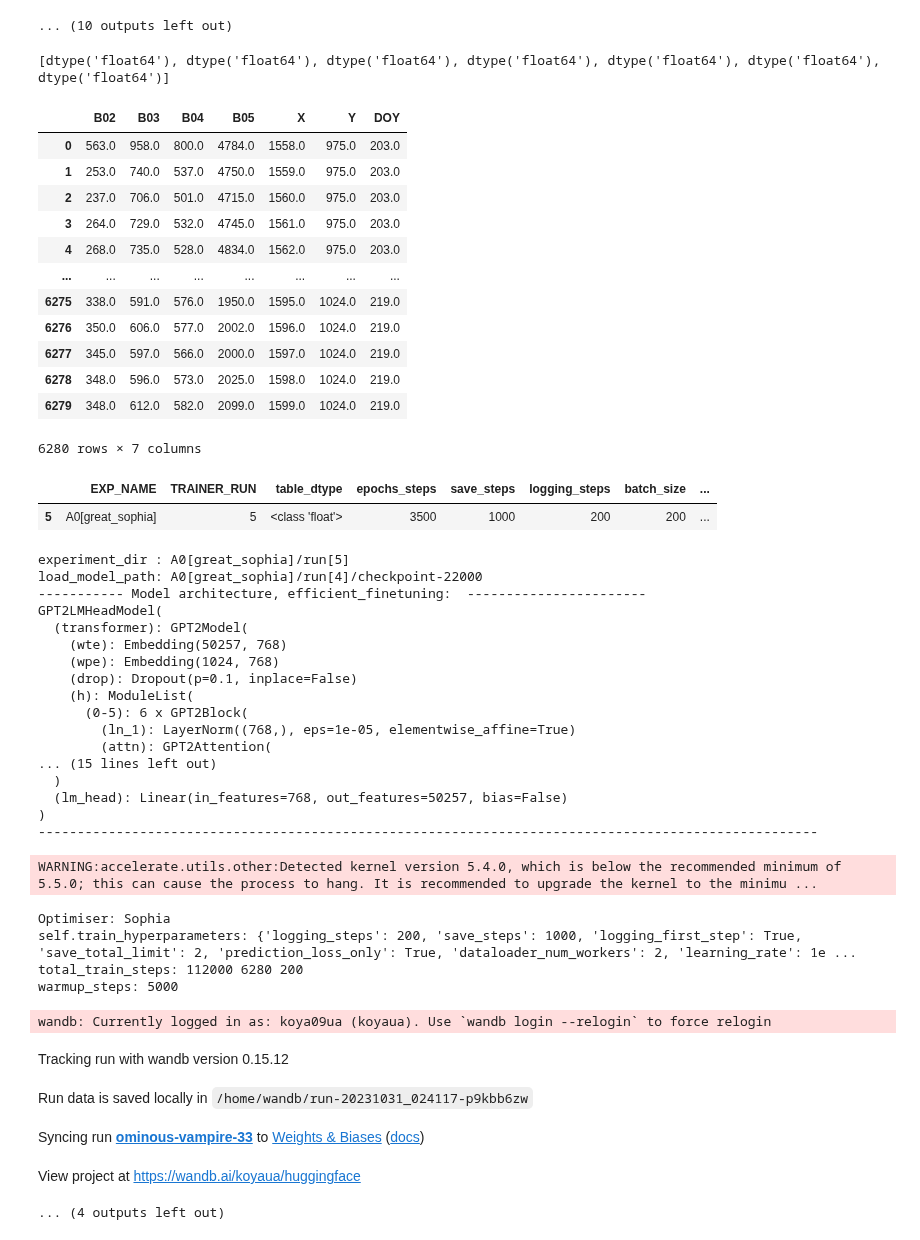
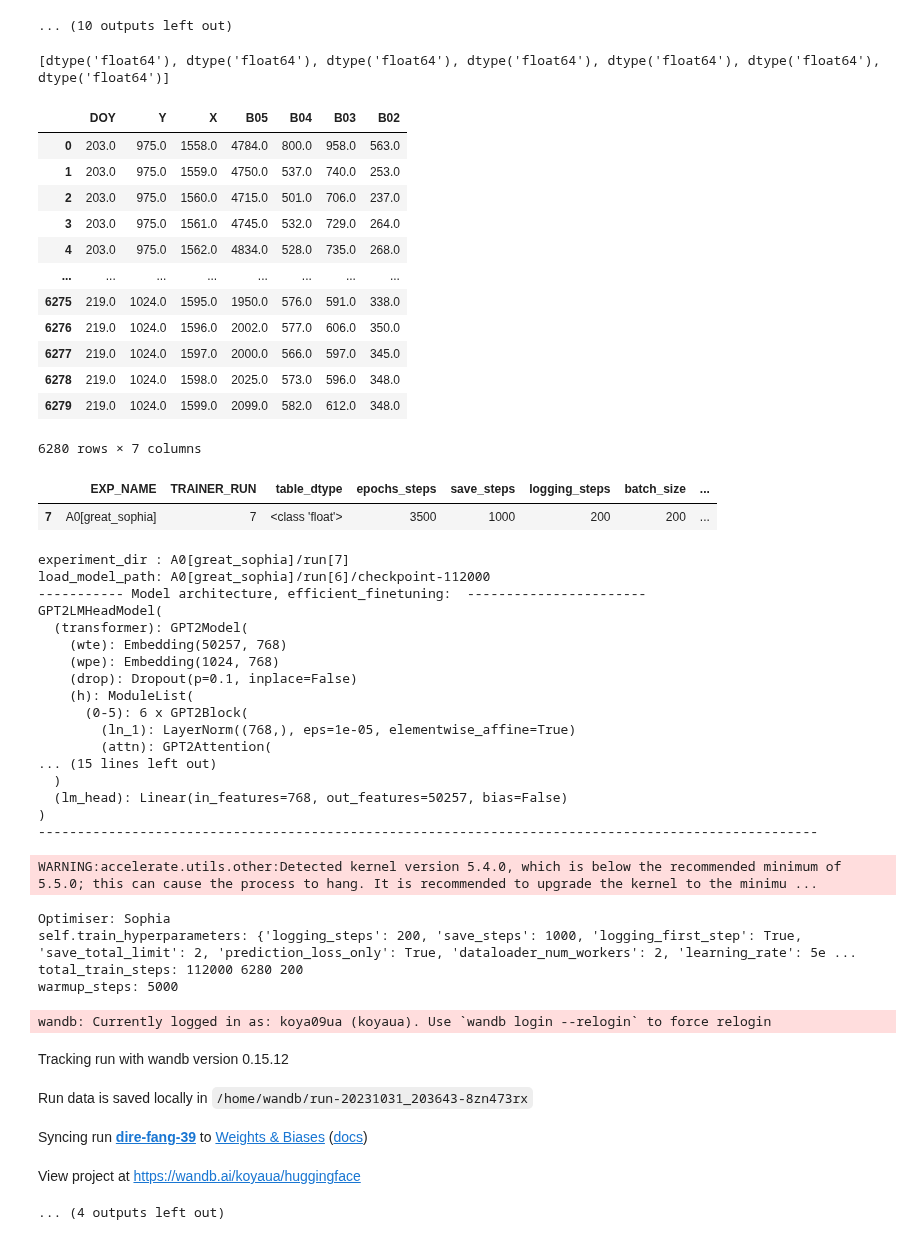
Before and after one commit to koyacolab/aispace, a Jupyter notebook: ai.ipynb, the cells around one changed output. Drawn from its saved outputs; the diff is of its cells as text; code cells hidden in the pictures.

```diff
--- a/ai.ipynb
+++ b/ai.ipynb
@@ -241,6 +241,9 @@ train_data
 # %%
 # data = train_data.copy() #[0:1000]
 data = train_data.copy()
+
+# Get the DataFrame with columns in reverse order
+data = data[data.columns[::-1]].copy()
 
 # table_dtype = 'int16'
 
@@ -292,13 +295,13 @@ logging_steps = 200 # 250 #25 #9380  #1000
 #### batch_size = 250 for T4
 batch_size = 200 #250 #312  # 224 # 250 #300 #164 for float64 # 112 # for float64 # 136 # 96   # 140# 400
 #######################################
-step_checkpoint_list = [7000, 105000, 82000, 32000, 22000]
+step_checkpoint_list = [7000, 105000, 82000, 32000, 22000, 112000, 112000]
 
-lr_fit=1e-5
+lr_fit=5e-6
 learning_rate = lr_fit
 
 experiment_dir = ""
-TRAINER_RUN = 5
+TRAINER_RUN = 7
 RESUME_FROM_CHECKPOINT = False
 
 
@@ -370,50 +373,50 @@ model = GReaT(llm=load_model_path,
               dataloader_num_workers=2,
               efficient_finetuning = efficient_finetuning,
               learning_rate=learning_rate,
               # lr_scheduler_type=lr_scheduler_type,
               warmup_steps = 5000,
               # warmup_ratio=0.05,
               seed=current_time,
               data_seed=current_time+int(time.time()),
               # optim=optimizer,
               fp16 = True,
               # torch_compile=True,   #### uncomment for Ampere
               # bf16=True,            #### uncomment for Ampere
               )
 
 print(f'----------- Model architecture, efficient_finetuning: {efficient_finetuning} -----------------------')
 print(model.model)
 print(f'----------------------------------------------------------------------------------------------------')
 # fn
 
 if RESUME_FROM_CHECKPOINT == True:
     model.fit(data=data, optimizer=optimizer_fit, lr_fit=lr_fit, resume_from_checkpoint=True)
 else:
     model.fit(data=data, optimizer=optimizer_fit, lr_fit=lr_fit)
 # model.fit(data=train_data, test_data=test_data)
 
 model.save(f'{experiment_dir}/model')
 
 TRAINER_DICT.to_csv(f'{experiment_dir}.csv')
 # %% [output]
 [dtype('float64'), dtype('float64'), dtype('float64'), dtype('float64'), dtype('float64'), dtype('float64'), dtype('float64')]
-|  | B02 | B03 | B04 | B05 | X | Y | DOY |
-| 0 | 563.0 | 958.0 | 800.0 | 4784.0 | 1558.0 | 975.0 | 203.0 |
-| 1 | 253.0 | 740.0 | 537.0 | 4750.0 | 1559.0 | 975.0 | 203.0 |
-| 2 | 237.0 | 706.0 | 501.0 | 4715.0 | 1560.0 | 975.0 | 203.0 |
-| 3 | 264.0 | 729.0 | 532.0 | 4745.0 | 1561.0 | 975.0 | 203.0 |
-| 4 | 268.0 | 735.0 | 528.0 | 4834.0 | 1562.0 | 975.0 | 203.0 |
+|  | DOY | Y | X | B05 | B04 | B03 | B02 |
+| 0 | 203.0 | 975.0 | 1558.0 | 4784.0 | 800.0 | 958.0 | 563.0 |
+| 1 | 203.0 | 975.0 | 1559.0 | 4750.0 | 537.0 | 740.0 | 253.0 |
+| 2 | 203.0 | 975.0 | 1560.0 | 4715.0 | 501.0 | 706.0 | 237.0 |
+| 3 | 203.0 | 975.0 | 1561.0 | 4745.0 | 532.0 | 729.0 | 264.0 |
+| 4 | 203.0 | 975.0 | 1562.0 | 4834.0 | 528.0 | 735.0 | 268.0 |
 | ... | ... | ... | ... | ... | ... | ... | ... |
-| 6275 | 338.0 | 591.0 | 576.0 | 1950.0 | 1595.0 | 1024.0 | 219.0 |
-| 6276 | 350.0 | 606.0 | 577.0 | 2002.0 | 1596.0 | 1024.0 | 219.0 |
-| 6277 | 345.0 | 597.0 | 566.0 | 2000.0 | 1597.0 | 1024.0 | 219.0 |
-| 6278 | 348.0 | 596.0 | 573.0 | 2025.0 | 1598.0 | 1024.0 | 219.0 |
-| 6279 | 348.0 | 612.0 | 582.0 | 2099.0 | 1599.0 | 1024.0 | 219.0 |
+| 6275 | 219.0 | 1024.0 | 1595.0 | 1950.0 | 576.0 | 591.0 | 338.0 |
+| 6276 | 219.0 | 1024.0 | 1596.0 | 2002.0 | 577.0 | 606.0 | 350.0 |
+| 6277 | 219.0 | 1024.0 | 1597.0 | 2000.0 | 566.0 | 597.0 | 345.0 |
+| 6278 | 219.0 | 1024.0 | 1598.0 | 2025.0 | 573.0 | 596.0 | 348.0 |
+| 6279 | 219.0 | 1024.0 | 1599.0 | 2099.0 | 582.0 | 612.0 | 348.0 |
 6280 rows × 7 columns
 |  | EXP_NAME | TRAINER_RUN | table_dtype | epochs_steps | save_steps | logging_steps | batch_size | ... |
-| 5 | A0[great_sophia] | 5 | <class 'float'> | 3500 | 1000 | 200 | 200 | ... |
+| 7 | A0[great_sophia] | 7 | <class 'float'> | 3500 | 1000 | 200 | 200 | ... |
-experiment_dir : A0[great_sophia]/run[5]
-load_model_path: A0[great_sophia]/run[4]/checkpoint-22000
+experiment_dir : A0[great_sophia]/run[7]
+load_model_path: A0[great_sophia]/run[6]/checkpoint-112000
 ----------- Model architecture, efficient_finetuning:  -----------------------
 GPT2LMHeadModel(
   (transformer): GPT2Model(
@@ -431,13 +434,13 @@ GPT2LMHeadModel(
 ----------------------------------------------------------------------------------------------------
 WARNING:accelerate.utils.other:Detected kernel version 5.4.0, which is below the recommended minimum of 5.5.0; this can cause the process to hang. It is recommended to upgrade the kernel to the minimu ...
 Optimiser: Sophia
-self.train_hyperparameters: {'logging_steps': 200, 'save_steps': 1000, 'logging_first_step': True, 'save_total_limit': 2, 'prediction_loss_only': True, 'dataloader_num_workers': 2, 'learning_rate': 1e ...
+self.train_hyperparameters: {'logging_steps': 200, 'save_steps': 1000, 'logging_first_step': True, 'save_total_limit': 2, 'prediction_loss_only': True, 'dataloader_num_workers': 2, 'learning_rate': 5e ...
 total_train_steps: 112000 6280 200
 warmup_steps: 5000
 wandb: Currently logged in as: koya09ua (koyaua). Use `wandb login --relogin` to force relogin
 Tracking run with wandb version 0.15.12
-Run data is saved locally in /home/wandb/run-20231031_024117-p9kbb6zw
+Run data is saved locally in /home/wandb/run-20231031_203643-8zn473rx
-Syncing run ominous-vampire-33 to Weights & Biases (docs)
+Syncing run dire-fang-39 to Weights & Biases (docs)
 View project at https://wandb.ai/koyaua/huggingface
 ... (4 outputs left out)
 # %%
```
Also changed, not shown: 2 other files.
